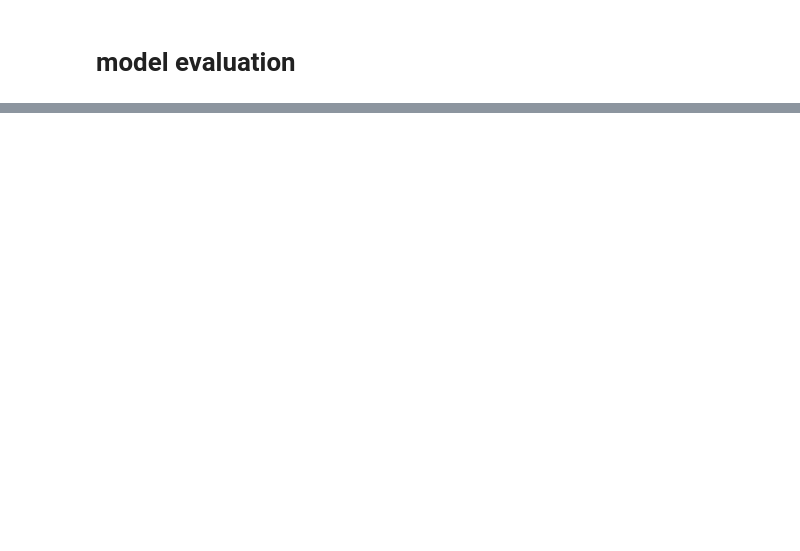
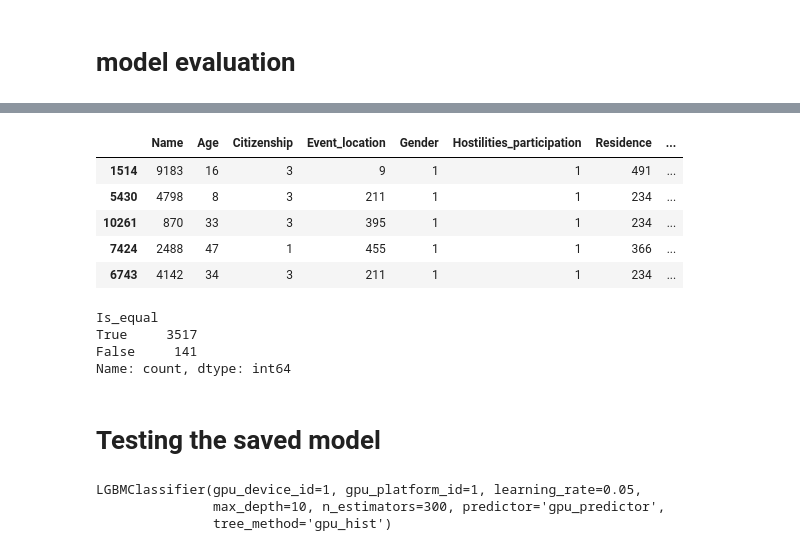
Before and after one commit to Omedobi/Incident-analysis, a Jupyter notebook: notebook/incident-analysis.ipynb, the cells around one changed output, grey strips where cells are left out. Saved outputs shown, nothing was run; the diff lists cells and outputs as text; code cells hidden in the pictures; blank space fills up the shorter version.

```diff
--- a/notebook/incident-analysis.ipynb
+++ b/notebook/incident-analysis.ipynb
@@ -722,0 +739,14 @@ limit 10;
+# %%
+cursor.execute("SELECT Name,Event_date,Age,Citizenship,Event_location,Event_location_district,Event_location_region,Death_date,Gender,Hostilities_participation,Residence,Residence_district,Injury_type,Ammunition,Killed_by,Notes,Age_group,Incident_duration FROM DF1 ")
+
+result = cursor.fetchall()
+
+cols = [
+    'Name','Event_date','Age','Citizenship','Event_location','Event_location_district',
+     'Event_location_region','Death_date','Gender','Hostilities_participation','Residence',
+    'Residence_district','Injury_type','Ammunition','Killed_by','Notes','Age_group','Incident_duration'
+]
+
+df2 = pd.DataFrame(result, columns=cols)
+
+df2[:2]
@@ -986,0 +1179,35 @@ plot_confusion_matrix(y_true, y_preds, model_names)
+# %%
+# labwl decoding
+label_encoder = LabelEncoder()
+label_encoder.fit(df2["Event_location_district"].unique())
+
+final['Actual_Event_location_district'] = label_encoder.inverse_transform(final['Actual_Event_location_district'])
+final['Predicted_Actual_Event_location_district'] = label_encoder.inverse_transform(final['Predicted_Actual_Event_location_district'])
+
+final.head()
+# %% [output]
+|  | Name | Age | Citizenship | Event_location | Gender | Hostilities_participation | Residence | ... |
+| 1514 | 9183 | 16 | 3 | 9 | 1 | 1 | 491 | ... |
+| 5430 | 4798 | 8 | 3 | 211 | 1 | 1 | 234 | ... |
+| 10261 | 870 | 33 | 3 | 395 | 1 | 1 | 234 | ... |
+| 7424 | 2488 | 47 | 1 | 455 | 1 | 1 | 366 | ... |
+| 6743 | 4142 | 34 | 3 | 211 | 1 | 1 | 234 | ... |
+# %%
+# checking the values the model predicted correctly
+final.value_counts("Is_equal")
+# %% [output]
+Is_equal
+True     3517
+False     141
+Name: count, dtype: int64
+# %% [markdown]
+# **Testing the saved model**
+# %%
+#loading the saved model
+
+loaded_model = joblib.load('../saved_model/lightgbm_model.joblib')
+loaded_model
+# %% [output]
+LGBMClassifier(gpu_device_id=1, gpu_platform_id=1, learning_rate=0.05,
+               max_depth=10, n_estimators=300, predictor='gpu_predictor',
+               tree_method='gpu_hist')
```
Also changed, not shown: parts of 19 cells of this notebook, 4 other files.
